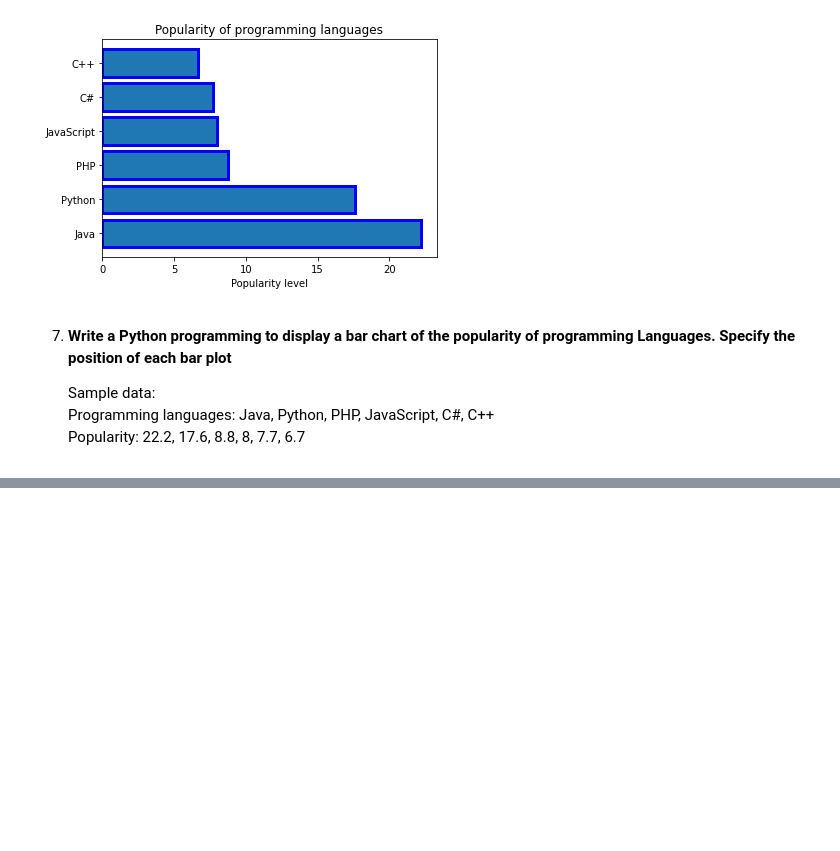
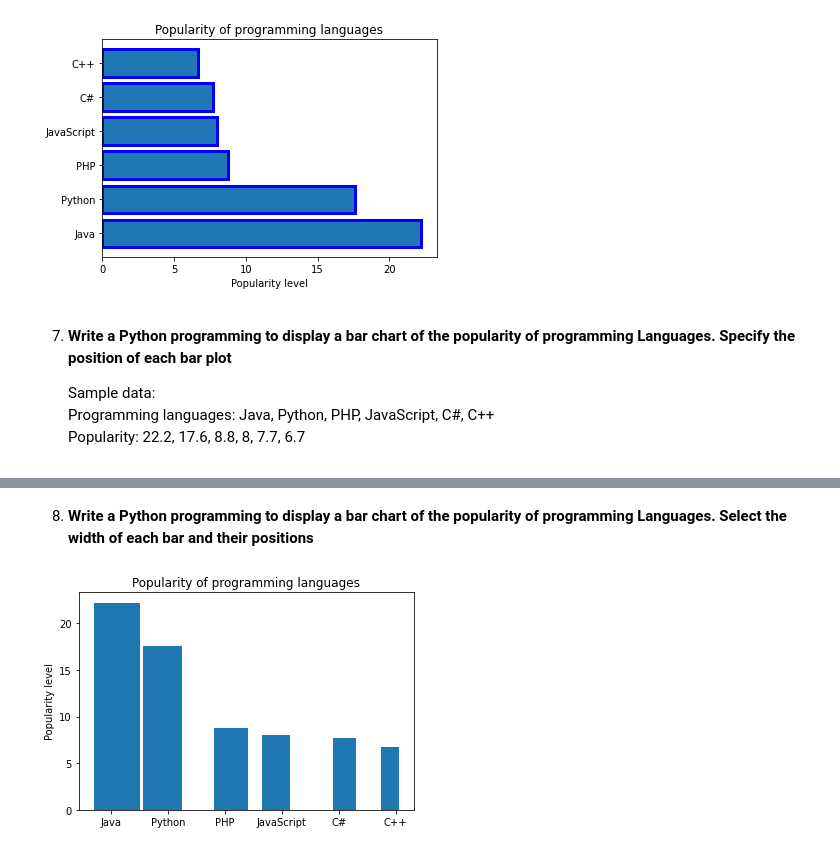
Before and after one commit to NishanthRajkumar/Python-Libraries, a Jupyter notebook: matplotlib_programs/matplotlib_barchart.ipynb, the cells around one changed output, grey strips where cells are left out. Drawn from its saved outputs; the diff is of its cells as text; code cells hidden in the pictures; blank space fills up the shorter version.

Commit message:
feat: change bar pos and width

```diff
--- a/matplotlib_programs/matplotlib_barchart.ipynb
+++ b/matplotlib_programs/matplotlib_barchart.ipynb
@@ -121,0 +125,16 @@ plt.show()
+# %% [markdown]
+8. **Write a Python programming to display a bar chart of the popularity of programming Languages. Select the width of each bar and their positions**
+# %%
+# Give position for x labels using x ticks
+positions = [0,1,2,3,4,5]
+bar_width = [0.8,0.7,0.6,0.5,0.4,0.3]
+bar_pos = [0.1,0.9,2.1,2.9,4.1,4.9]
+plt.xticks(positions, labels=programming_languages)
+
+# Give bar positions and bar width
+plt.bar(bar_pos, popularity, width=bar_width)
+plt.title('Popularity of programming languages')
+plt.ylabel('Popularity level')
+plt.show()
+# %% [output]
+[figure, added]
```
Also changed, not shown: parts of 2 cells of this notebook.
